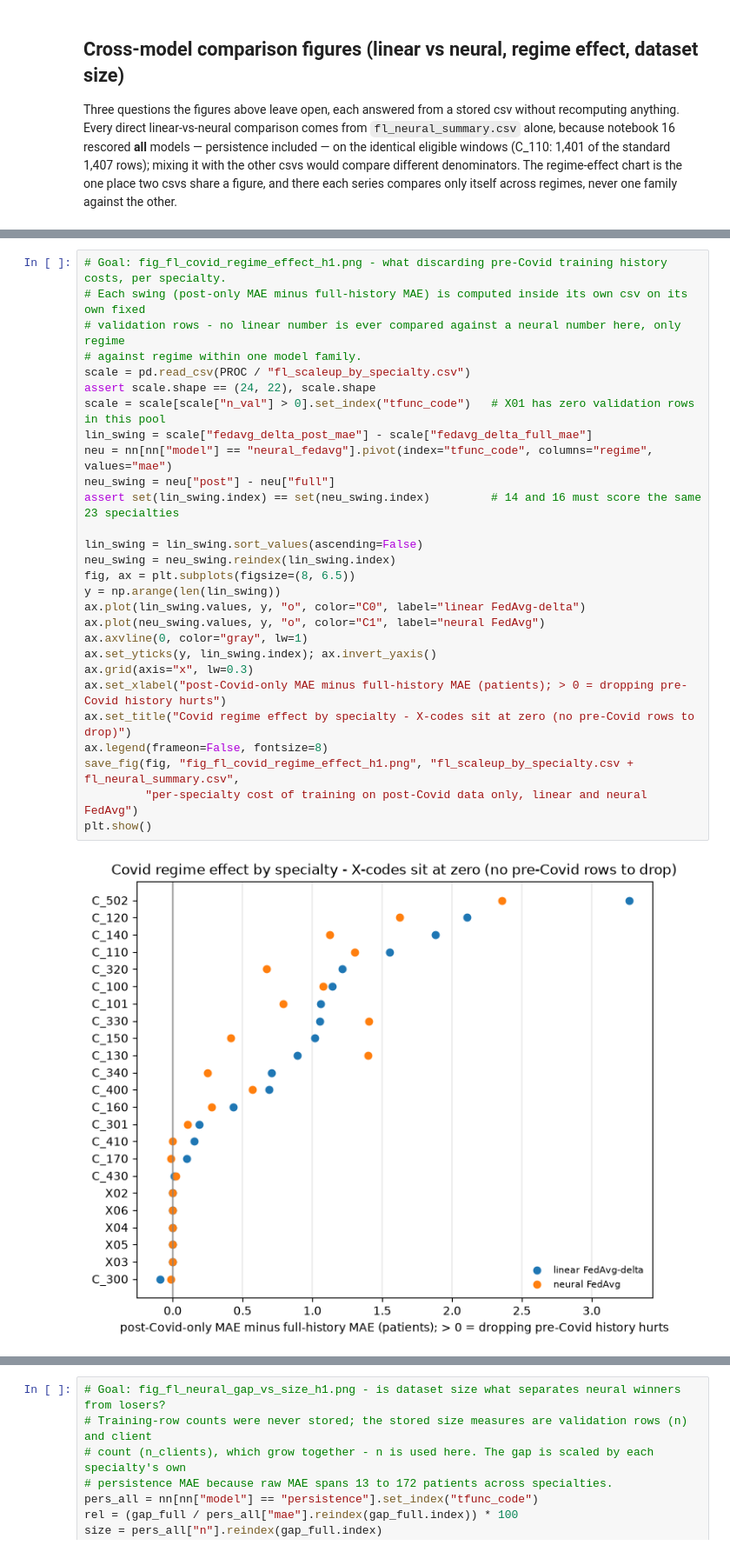
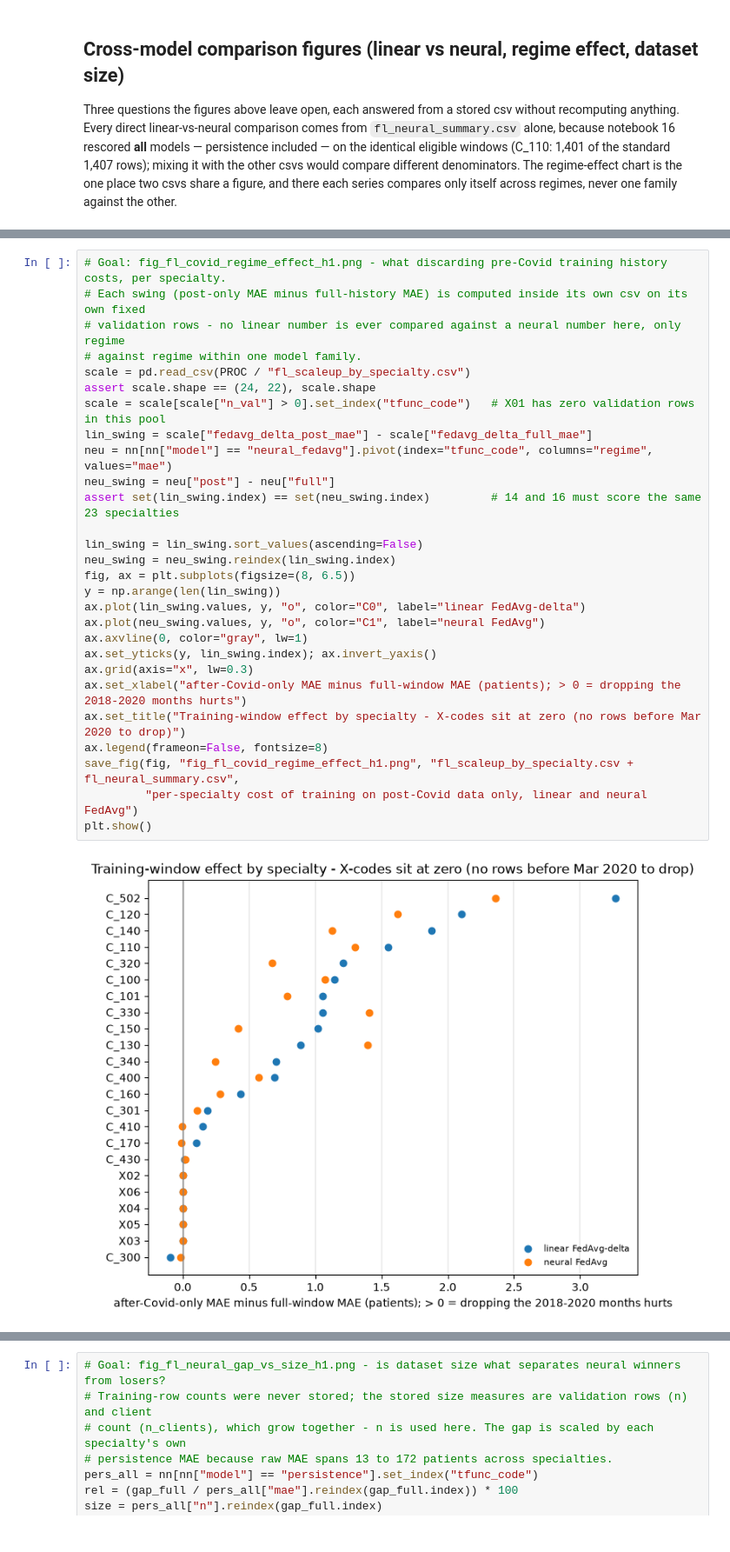
Before and after one commit to nileshsarkar-ai/fedOPD, a Jupyter notebook: src/13_report_figures.ipynb, the cells around one changed output, grey strips where cells are left out. Shown at 87% size. Cells and saved outputs as stored; diff of their text form.

```diff
--- a/src/13_report_figures.ipynb
+++ b/src/13_report_figures.ipynb
@@ -751,33 +751,33 @@ fedavg post: neural better at 12 of 23, median gap -0.06 MAE
 # %%
 # Goal: fig_fl_covid_regime_effect_h1.png - what discarding pre-Covid training history costs, per specialty.
 # Each swing (post-only MAE minus full-history MAE) is computed inside its own csv on its own fixed
 # validation rows - no linear number is ever compared against a neural number here, only regime
 # against regime within one model family.
 scale = pd.read_csv(PROC / "fl_scaleup_by_specialty.csv")
 assert scale.shape == (24, 22), scale.shape
 scale = scale[scale["n_val"] > 0].set_index("tfunc_code")   # X01 has zero validation rows in this pool
 lin_swing = scale["fedavg_delta_post_mae"] - scale["fedavg_delta_full_mae"]
 neu = nn[nn["model"] == "neural_fedavg"].pivot(index="tfunc_code", columns="regime", values="mae")
 neu_swing = neu["post"] - neu["full"]
 assert set(lin_swing.index) == set(neu_swing.index)         # 14 and 16 must score the same 23 specialties
 
 lin_swing = lin_swing.sort_values(ascending=False)
 neu_swing = neu_swing.reindex(lin_swing.index)
 fig, ax = plt.subplots(figsize=(8, 6.5))
 y = np.arange(len(lin_swing))
 ax.plot(lin_swing.values, y, "o", color="C0", label="linear FedAvg-delta")
 ax.plot(neu_swing.values, y, "o", color="C1", label="neural FedAvg")
 ax.axvline(0, color="gray", lw=1)
 ax.set_yticks(y, lin_swing.index); ax.invert_yaxis()
 ax.grid(axis="x", lw=0.3)
-ax.set_xlabel("post-Covid-only MAE minus full-history MAE (patients); > 0 = dropping pre-Covid history hurts")
-ax.set_title("Covid regime effect by specialty - X-codes sit at zero (no pre-Covid rows to drop)")
+ax.set_xlabel("after-Covid-only MAE minus full-window MAE (patients); > 0 = dropping the 2018-2020 months hurts")
+ax.set_title("Training-window effect by specialty - X-codes sit at zero (no rows before Mar 2020 to drop)")
 ax.legend(frameon=False, fontsize=8)
 save_fig(fig, "fig_fl_covid_regime_effect_h1.png", "fl_scaleup_by_specialty.csv + fl_neural_summary.csv",
          "per-specialty cost of training on post-Covid data only, linear and neural FedAvg")
 plt.show()
 # %% [output]
-[figure, old version]
+[figure, new version]
 # %%
 # Goal: fig_fl_regime_effect_4panel_h1.png - the regime comparison for every trained linear family,
 # not just FedAvg. The declared regime split (full history vs post-Covid only) was applied to all four
```
Also changed, not shown: parts of 5 cells of this notebook, 10 other files.
